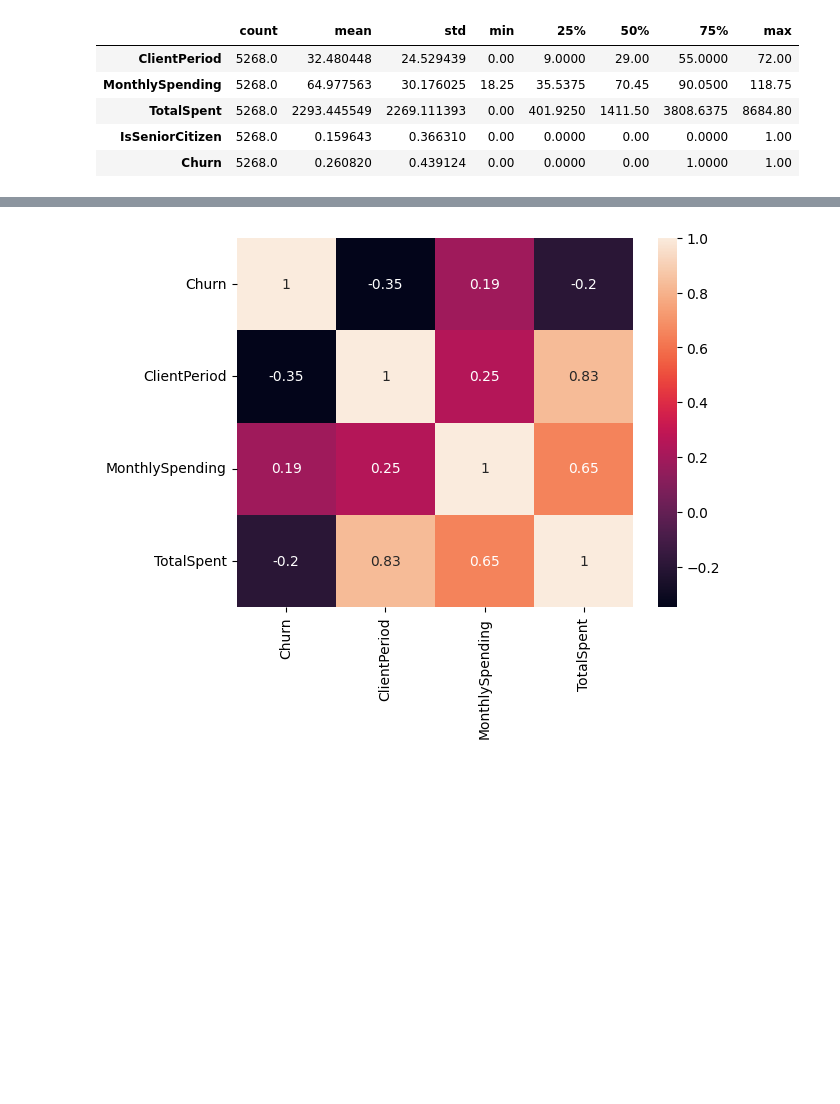
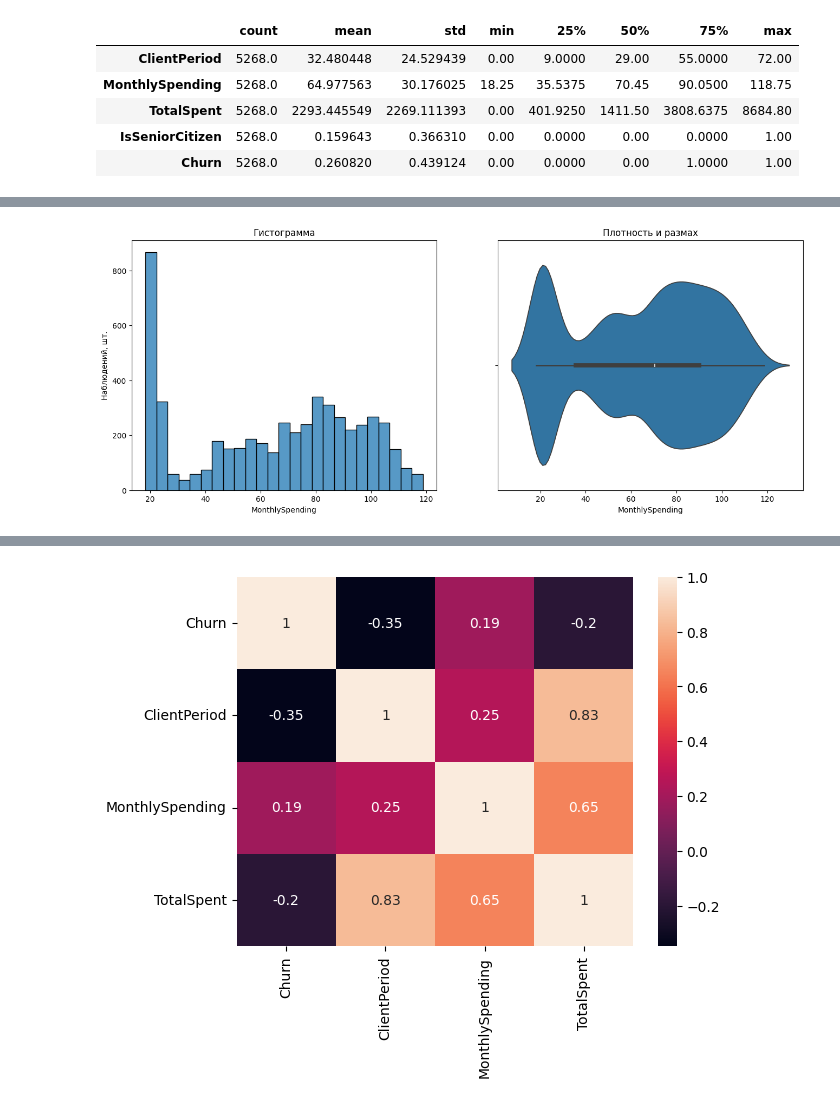
Before and after one commit to Paul-the-human/user_churn, a Jupyter notebook: user_churn.ipynb, the cells around one changed output, grey strips where cells are left out. Saved outputs shown, nothing was run; the diff lists cells and outputs as text; code cells hidden in the pictures; blank space fills up the shorter version.

```diff
--- a/user_churn.ipynb
+++ b/user_churn.ipynb
@@ -152,0 +148,4 @@ Sex, HasPhoneService никак не влияют.
+# %%
+eda_visualize(df["MonthlySpending"])
+# %% [output]
+[figure, added]
```
Also changed, not shown: parts of 74 cells of this notebook.
